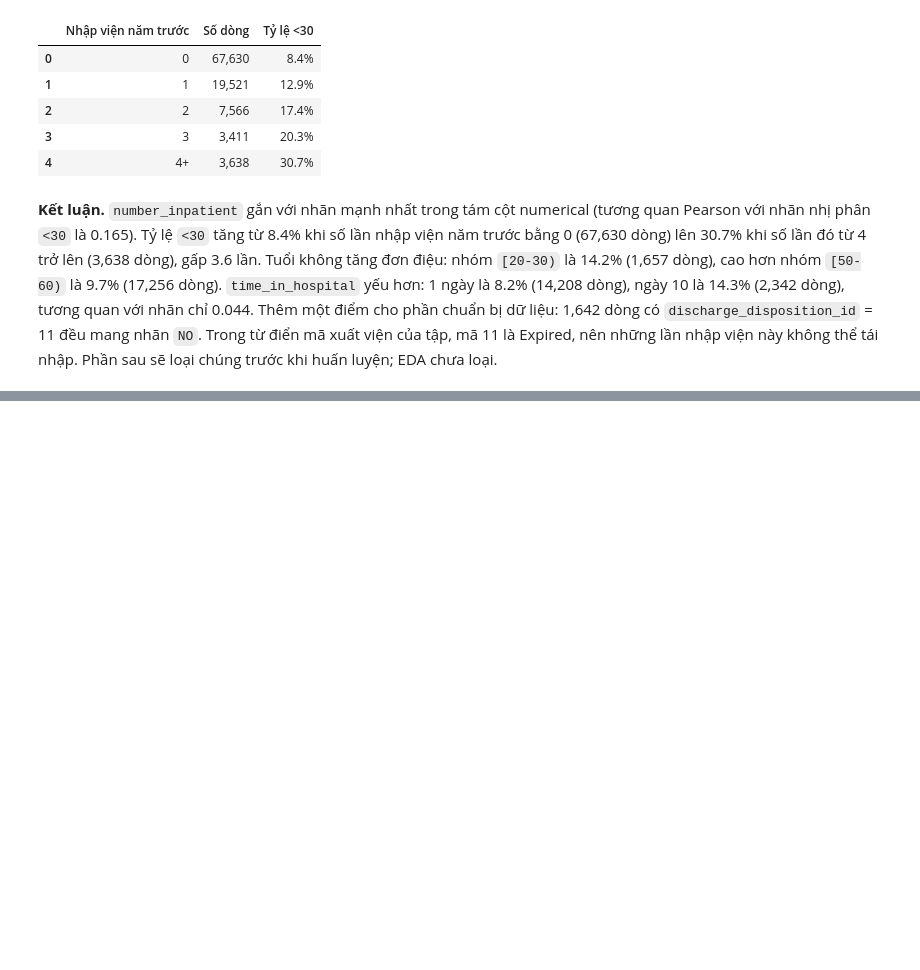
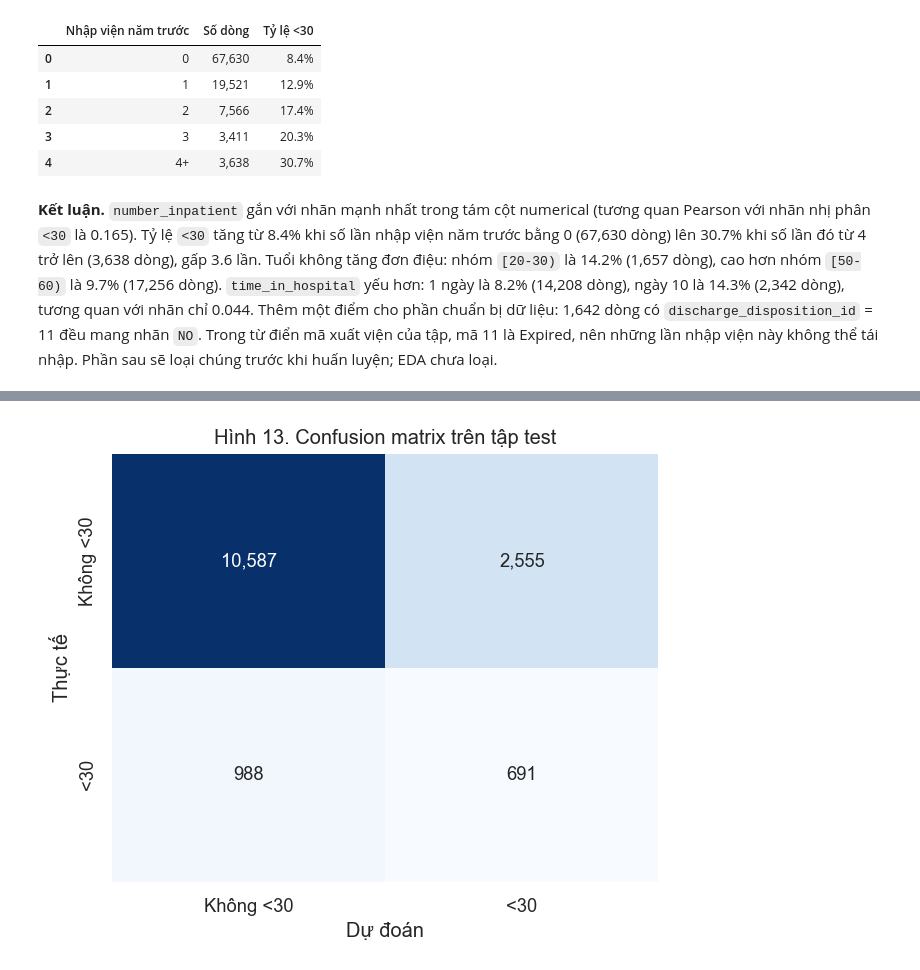
Before and after one commit to tobitran17-art/CO5177, a Jupyter notebook: notebooks/tabular_eda.ipynb, the cells around one changed output, grey strips where cells are left out. Saved outputs shown, nothing was run; the diff lists cells and outputs as text; code cells hidden in the pictures; blank space fills up the shorter version.

```diff
--- a/notebooks/tabular_eda.ipynb
+++ b/notebooks/tabular_eda.ipynb
@@ -848,0 +1157,87 @@ EDA dừng ở đây. Dữ liệu gốc chưa bị xóa dòng, chưa encoding v
+# %%
+from sklearn.metrics import confusion_matrix
+
+selected_threshold = best_threshold
+selected_score = log_balanced.predict_proba(x_test)[:, 1]
+selected_pred = (selected_score >= selected_threshold).astype(int)
+test_accuracy = accuracy_score(y_test, selected_pred)
+test_precision = precision_score(y_test, selected_pred, zero_division=0)
+test_recall = recall_score(y_test, selected_pred, zero_division=0)
+test_f1 = f1_score(y_test, selected_pred, zero_division=0)
+test_auc = roc_auc_score(y_test, selected_score)
+
+labels = ["Không <30", "<30"]
+matrix = confusion_matrix(y_test, selected_pred, labels=[0, 1])
+fig, ax = plt.subplots(figsize=(5.4, 4.6))
+sns.heatmap(
+    matrix,
+    annot=True,
+    fmt=",",
+    cmap="Blues",
+    xticklabels=labels,
+    yticklabels=labels,
+    ax=ax,
+    cbar=False,
+)
+ax.set_xlabel("Dự đoán")
+ax.set_ylabel("Thực tế")
+ax.set_title("Hình 13. Confusion matrix trên tập test")
+fig.tight_layout()
+save_figure(fig, "13-confusion.png")
+plt.show()
+
+
+def pretty_feature(name):
+    text = name.replace("num__", "").replace("cat__", "")
+    prefixes = (
+        ("discharge_disposition_id_", "xuất viện "),
+        ("admission_type_id_", "loại nhập "),
+        ("admission_source_id_", "nguồn nhập "),
+        ("medical_specialty_", "khoa "),
+        ("payer_code_", "chi trả "),
+        ("diag_1_", "chẩn đoán 1: "),
+        ("age_", "tuổi "),
+        ("number_inpatient", "nhập viện năm trước"),
+        ("number_emergency", "cấp cứu năm trước"),
+        ("number_outpatient", "ngoại trú năm trước"),
+        ("time_in_hospital", "số ngày nằm viện"),
+        ("num_medications", "số thuốc"),
+        ("num_lab_procedures", "số xét nghiệm"),
+        ("num_procedures", "số thủ thuật"),
+        ("number_diagnoses", "số chẩn đoán"),
+    )
+    for old, new in prefixes:
+        if text.startswith(old):
+            return new + text[len(old):]
+    return text
+
+
+coefficients = pd.Series(log_balanced.coef_[0], index=preprocess.get_feature_names_out())
+inpatient_coef = float(coefficients["num__number_inpatient"])
+top = coefficients.reindex(coefficients.abs().sort_values(ascending=False).head(12).index).sort_values()
+fig, ax = plt.subplots(figsize=(8.2, 5.4))
+colors = ["#b45309" if value > 0 else "#1d4ed8" for value in top.to_numpy()]
+ax.barh([pretty_feature(name) for name in top.index], top.to_numpy(), color=colors)
+ax.axvline(0, color="#334155", linewidth=0.8)
+ax.set_xlabel("Hệ số logistic (class_weight = balanced)")
+ax.set_title("Hình 14. Đặc trưng có hệ số lớn nhất")
+fig.tight_layout()
+save_figure(fig, "14-importance.png")
+plt.show()
+
+true_negative, false_positive, false_negative, true_positive = matrix.ravel()
+assert true_positive == 691 and false_negative == 988
+assert abs(inpatient_coef - 0.356) < 0.02
+display(Markdown(
+    f"**Kết luận.** Trên test, mô hình đã chọn đạt accuracy {test_accuracy:.1%}, "
+    f"precision {test_precision:.1%}, recall {test_recall:.1%}, F1 {test_f1:.1%} "
+    f"và ROC-AUC {test_auc:.3f}. "
+    f"Trong {int(y_test.sum()):,} lần `<30` thực sự, mô hình bắt được {true_positive:,} và bỏ sót {false_negative:,}. "
+    f"Có {false_positive:,} lần báo động giả, nên precision chỉ khoảng {test_precision:.0%}. "
+    f"Trong các cột numerical, hệ số lớn nhất là `number_inpatient` ({inpatient_coef:.2f}): "
+    "càng nhiều lần nhập viện năm trước thì xác suất `<30` càng cao, khớp phần EDA. "
+    "Hệ số âm lớn của xuất viện 13 và 14 là nhóm hospice; hệ số dương của xuất viện 22 là chuyển cơ sở phục hồi. "
+    "Hai nhóm này dự đoán tái nhập khác nhau vì lý do xuất viện, không chỉ vì số lần nằm viện."
+))
+# %% [output]
+[figure, added]
```
Also changed, not shown: parts of 10 cells of this notebook, 6 other files.
